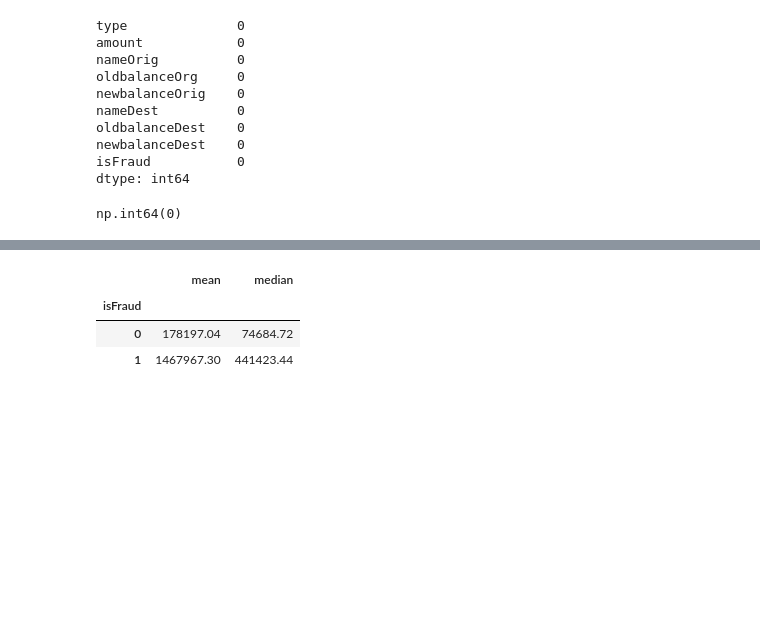
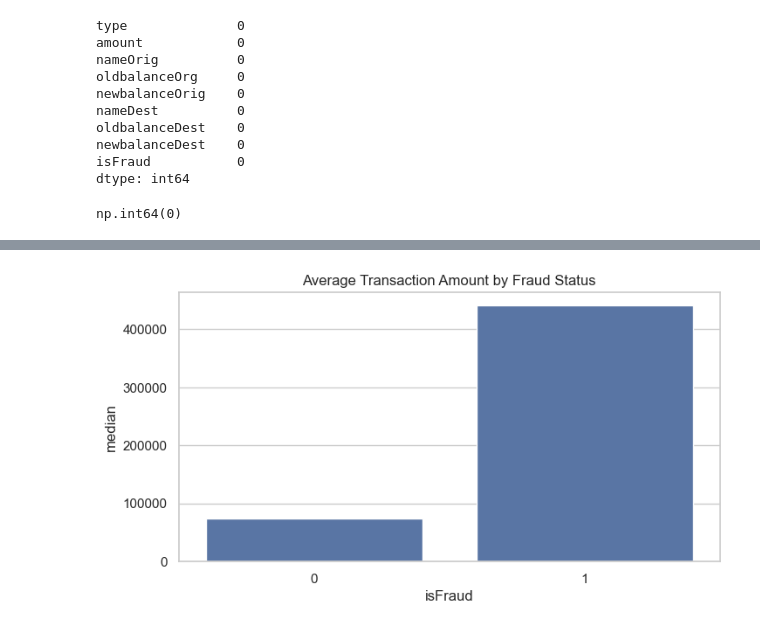
Before and after one commit to christianbusalanan/fraud-detection, a Jupyter notebook: notebooks/01_eda_and_feature_engineering.ipynb, the cells around one changed output, grey strips where cells are left out. Drawn from its saved outputs; the diff is of its cells as text; code cells hidden in the pictures; blank space fills up the shorter version.

```diff
--- a/notebooks/01_eda_and_feature_engineering.ipynb
+++ b/notebooks/01_eda_and_feature_engineering.ipynb
@@ -62,7 +48,8 @@ df.groupby('type')['amount'].agg({'mean', 'median'}).round(2)
 # %%
-df.groupby('isFraud')['amount'].agg({'mean', 'median'}).round(2)
+plt.figure(figsize=(8, 4))
+fraud = df.groupby('isFraud')['amount'].agg({'mean', 'median'}).round(2)
+sns.barplot(x=fraud.index, y=fraud['median'])
+plt.title('Average Transaction Amount by Fraud Status')
+plt.show()
 # %% [output]
-|  | mean | median |
-| isFraud |  |  |
-| 0 | 178197.04 | 74684.72 |
-| 1 | 1467967.30 | 441423.44 |
+[figure, added]
```
Also changed, not shown: parts of 7 cells of this notebook.
